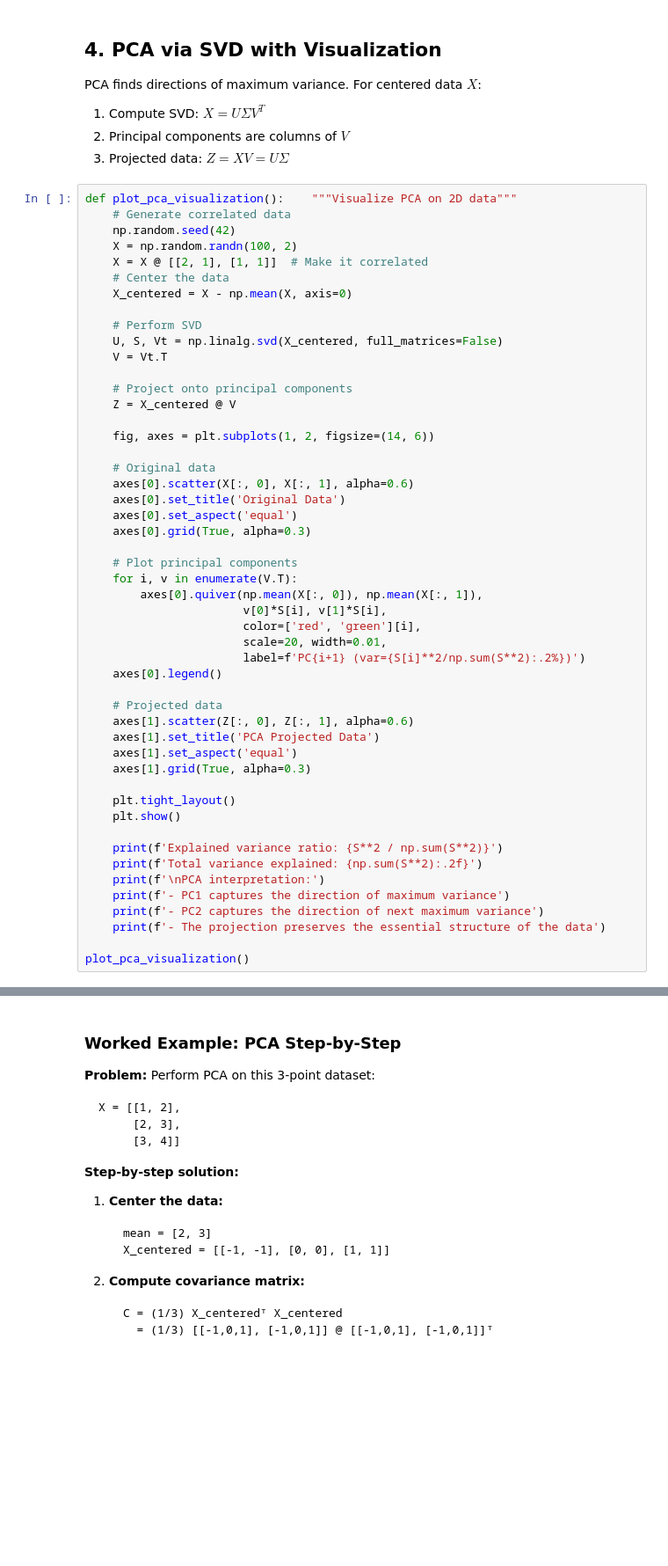
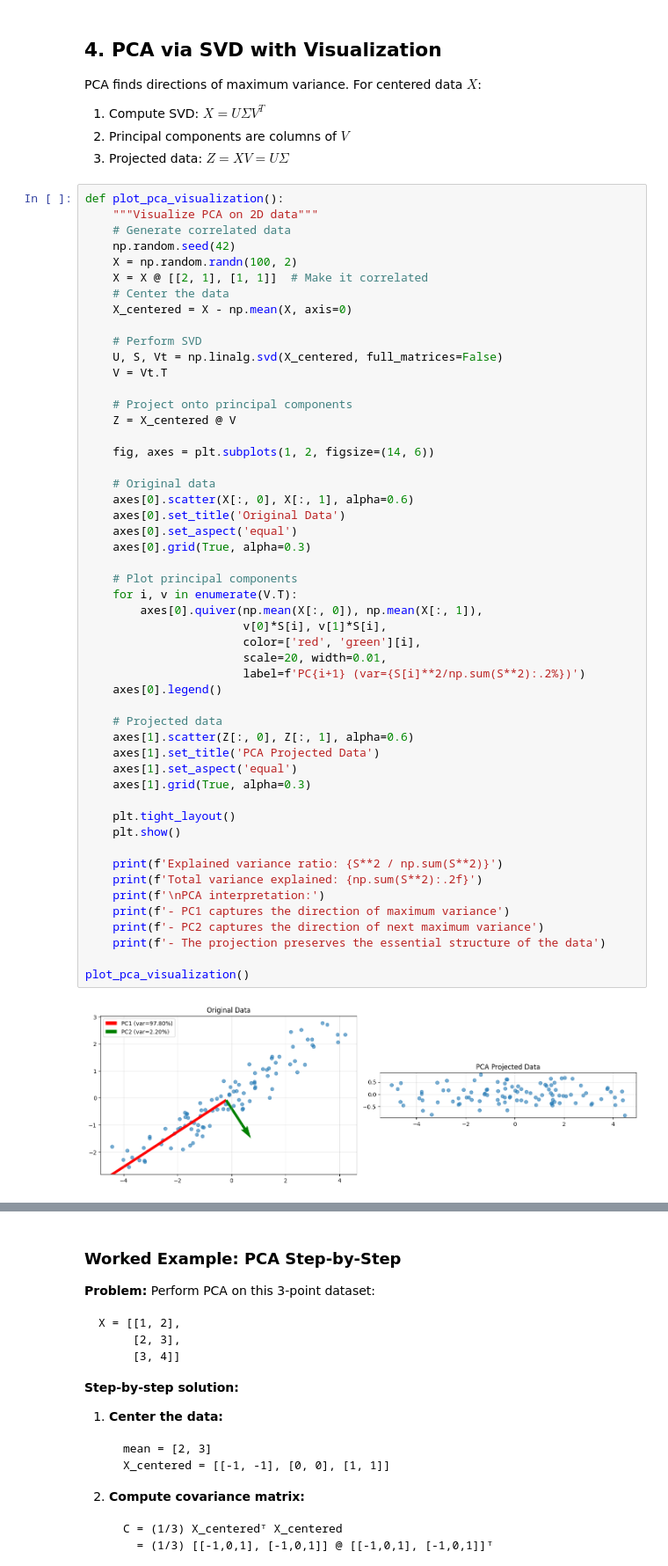
Before and after one commit to VedJoshi/ml-foundations, a Jupyter notebook: 01_linear_algebra/01_vectors_matrices.ipynb, the cells around one changed output, grey strips where cells are left out. Shown at 88% size. Drawn from its saved outputs; the diff is of its cells as text; blank space fills up the shorter version.

```diff
--- a/01_linear_algebra/01_vectors_matrices.ipynb
+++ b/01_linear_algebra/01_vectors_matrices.ipynb
@@ -386,7 +451,8 @@ PCA finds directions of maximum variance. For centered data $X$:
 2. Principal components are columns of $V$
 3. Projected data: $Z = XV = U\Sigma$
 # %%
-def plot_pca_visualization():    """Visualize PCA on 2D data"""
+def plot_pca_visualization():
+    """Visualize PCA on 2D data"""
     # Generate correlated data
     np.random.seed(42)
     X = np.random.randn(100, 2)
@@ -408,30 +474,32 @@ def plot_pca_visualization():    """Visualize PCA on 2D data"""
     axes[0].set_title('Original Data')
     axes[0].set_aspect('equal')
     axes[0].grid(True, alpha=0.3)
 
     # Plot principal components
     for i, v in enumerate(V.T):
         axes[0].quiver(np.mean(X[:, 0]), np.mean(X[:, 1]),
                        v[0]*S[i], v[1]*S[i],
                        color=['red', 'green'][i],
                        scale=20, width=0.01,
                        label=f'PC{i+1} (var={S[i]**2/np.sum(S**2):.2%})')
     axes[0].legend()
 
     # Projected data
     axes[1].scatter(Z[:, 0], Z[:, 1], alpha=0.6)
     axes[1].set_title('PCA Projected Data')
     axes[1].set_aspect('equal')
     axes[1].grid(True, alpha=0.3)
 
     plt.tight_layout()
     plt.show()
 
     print(f'Explained variance ratio: {S**2 / np.sum(S**2)}')
     print(f'Total variance explained: {np.sum(S**2):.2f}')
     print(f'\nPCA interpretation:')
     print(f'- PC1 captures the direction of maximum variance')
     print(f'- PC2 captures the direction of next maximum variance')
     print(f'- The projection preserves the essential structure of the data')
 
 plot_pca_visualization()
+# %% [output]
+[figure, added]
```
Also changed, not shown: parts of 8 cells of this notebook, 4 other files.
